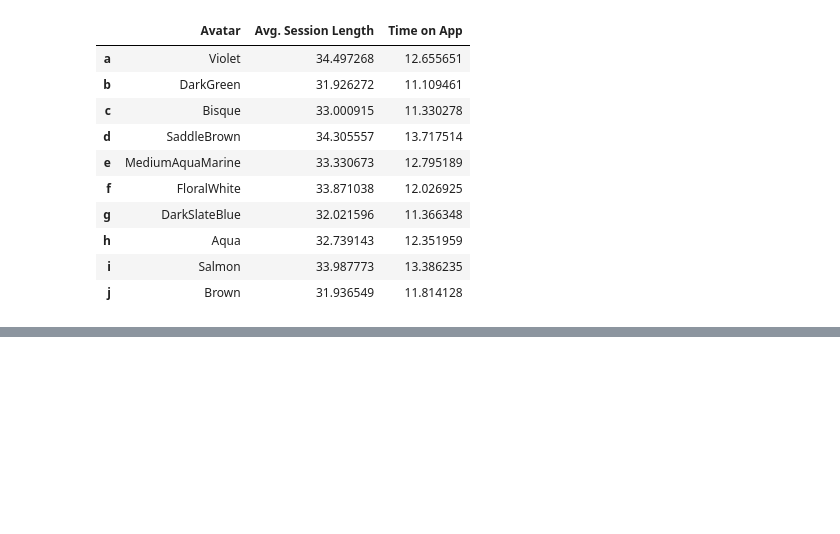
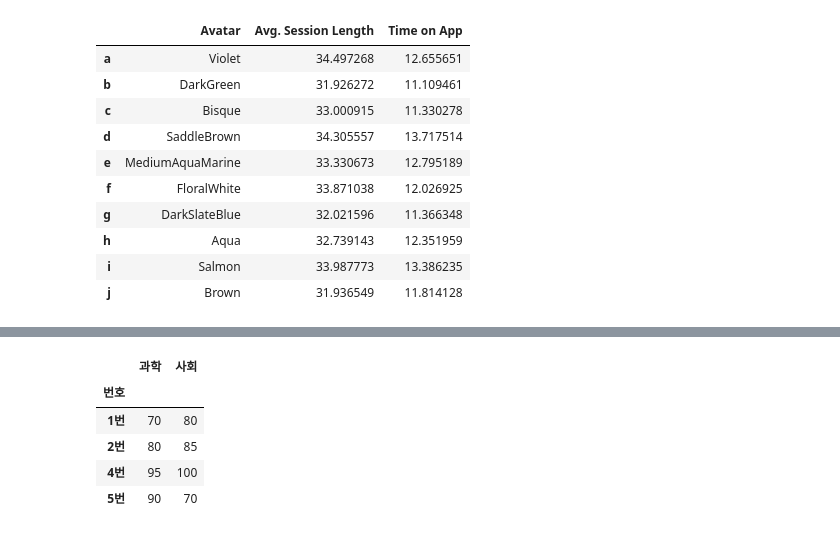
Before and after one commit to psuny1116/python-, a Jupyter notebook: python_data_analysis_basic.ipynb, the cells around one changed output, grey strips where cells are left out. Drawn from its saved outputs; the diff is of its cells as text; code cells hidden in the pictures; blank space fills up the shorter version.

```diff
--- a/python_data_analysis_basic.ipynb
+++ b/python_data_analysis_basic.ipynb
@@ -926,0 +969,13 @@ data.tail()     # 데이터 뒷부분 5개만
+# %%
+# 두번째 데이터
+
+fpath2 = './데이터분석/인강/6. 러닝스푼즈_포트폴리오/파이썬 기초 강의자료/Ch2)Pandas_Basic/data/exam_extra.xlsx'
+B = pd.read_excel(fpath2, index_col = '번호')     # index_col로 인덱스로 사용할 컬럼 지정
+B
+# %% [output]
+|  | 과학 | 사회 |
+| 번호 |  |  |
+| 1번 | 70 | 80 |
+| 2번 | 80 | 85 |
+| 4번 | 95 | 100 |
+| 5번 | 90 | 70 |
```
Also changed, not shown: parts of 6 cells of this notebook.
